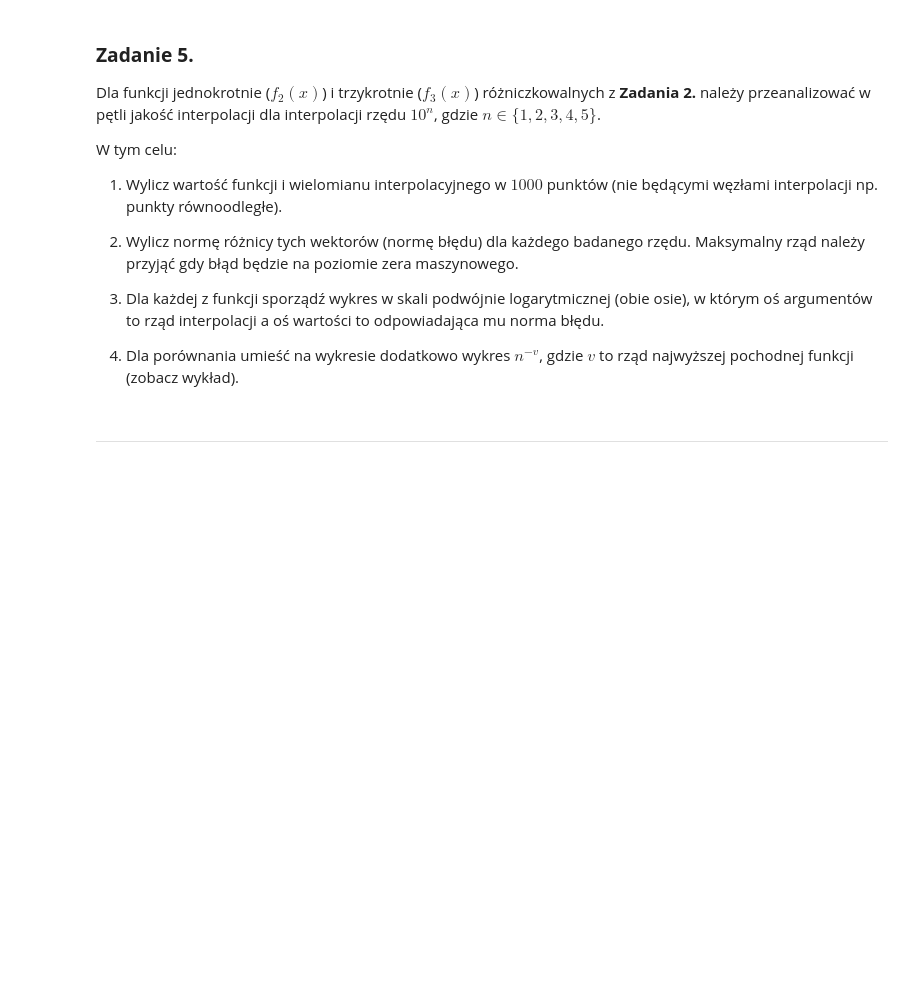
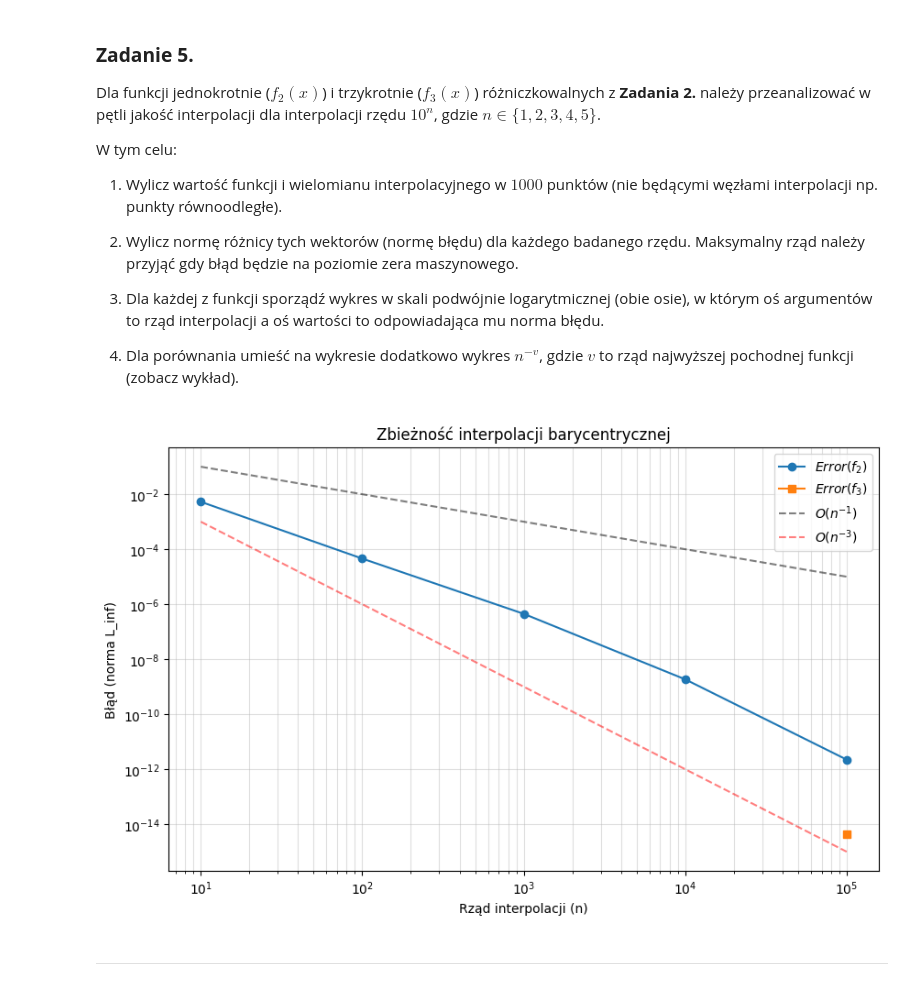
Before and after one commit to MN-KJ-2025/lab9-interpolacja-aAleNNx, a Jupyter notebook: sprawozdanie.ipynb, the cells around one changed output. Drawn from its saved outputs; the diff is of its cells as text; code cells hidden in the pictures; blank space fills up the shorter version.

```diff
--- a/sprawozdanie.ipynb
+++ b/sprawozdanie.ipynb
@@ -119,6 +129,18 @@ $$
 $$
 
 Zaimplementuj funkcję *`L_inf()`* wyznaczającą normę $\ell_{\infty}$.
+# %%
+def L_inf(
+    xr: int | float | list | np.ndarray, x: int | float | list | np.ndarray
+) -> float | None:
+
+    xr_arr = np.asarray(xr)
+    x_arr = np.asarray(x)
+
+    if xr_arr.shape != x_arr.shape:
+        return None
+
+    return float(np.max(np.abs(xr_arr - x_arr)))
 # %% [markdown]
 ---
 # %% [markdown]
@@ -193,3 +234,59 @@ W tym celu:
+# %%
+rzedy = [10**n for n in range(1, 6)] # 10, 100, 1000, 10000, 100000
+x_plot = np.linspace(-1, 1, 1000)    # Punkty do badania błędu
+
+# Słowniki na wyniki
+bledy_f2 = []
+bledy_f3 = []
+
+# --- Analiza f2 (jednokrotnie różniczkowalna) ---
+for n in rzedy:
+    nodes = chebyshev_nodes(n)
+    weights = bar_cheb_weights(n)
+    y_nodes = f2(nodes)
+
+    y_interp = barycentric_inte(nodes, y_nodes, weights, x_plot)
+
+    error = L_inf(f2(x_plot), y_interp)
+    bledy_f2.append(error)
+
+    if error < 1e-15: # Zero maszynowe
+        print(f"f2: Osiągnięto precyzję maszynową dla n={n}")
+        break
+
+# --- Analiza f3 (trzykrotnie różniczkowalna) ---
+for n in rzedy:
+    nodes = chebyshev_nodes(n)
+    y_nodes = f3(nodes)
+
+    y_interp = barycentric_inte(nodes, y_nodes, weights, x_plot)
+
+    error = L_inf(f3(x_plot), y_interp)
+    bledy_f3.append(error)
+
+# --- Wykresy ---
+plt.figure(figsize=(10, 6))
+
+# Wykres błędów
+plt.loglog(rzedy[:len(bledy_f2)], bledy_f2, 'o-', label=r'$Error(f_2)$')
+plt.loglog(rzedy[:len(bledy_f3)], bledy_f3, 's-', label=r'$Error(f_3)$')
+
+# Linie teoretyczne n^-v
+# Dla f2 (v=1) -> n^-1
+n_range = np.array(rzedy)
+plt.loglog(n_range, 1/n_range, 'k--', alpha=0.5, label=r'$O(n^{-1})$')
+
+# Dla f3 (v=3) -> n^-3
+plt.loglog(n_range, 1/(n_range**3.0), 'r--', alpha=0.5, label=r'$O(n^{-3})$')
+
+plt.xlabel('Rząd interpolacji (n)')
+plt.ylabel('Błąd (norma L_inf)')
+plt.title('Zbieżność interpolacji barycentrycznej')
+plt.grid(True, which="both", ls="-", alpha=0.4)
+plt.legend()
+plt.show()
+# %% [output]
+[figure, added]
 # %% [markdown]
 ---
 # %% [markdown]
```
Also changed, not shown: parts of 8 cells of this notebook, 1 other file.
